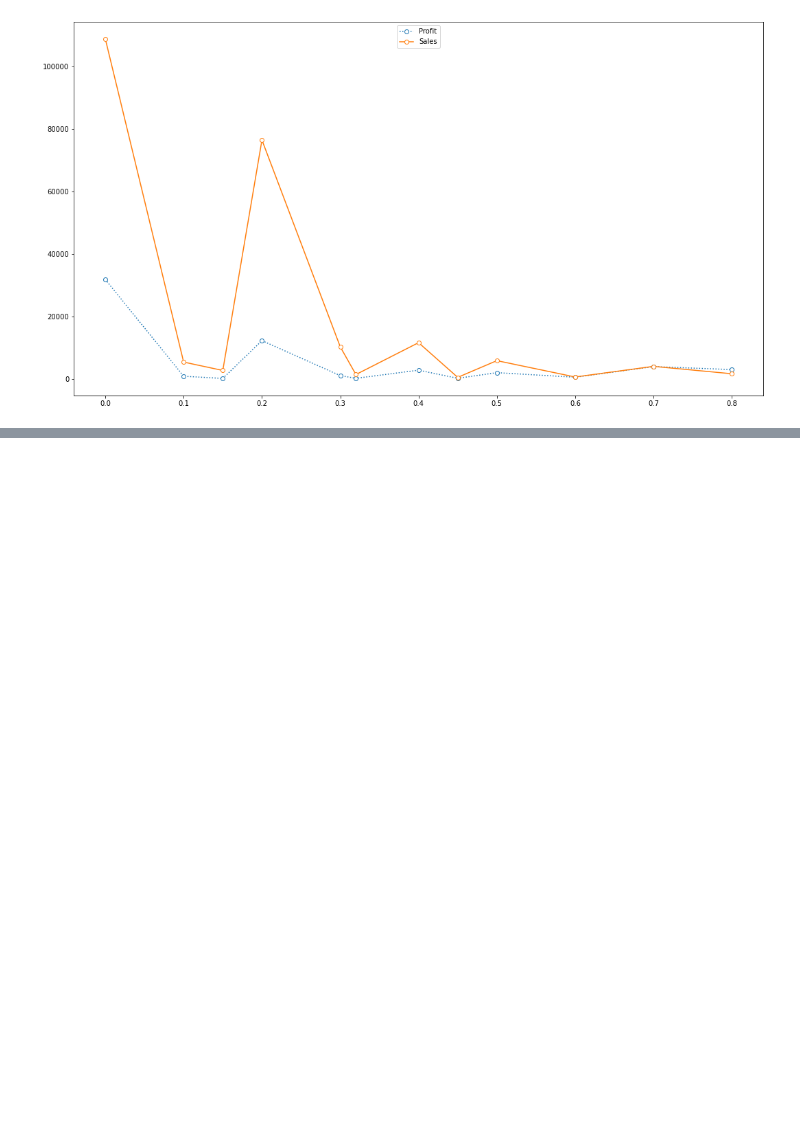
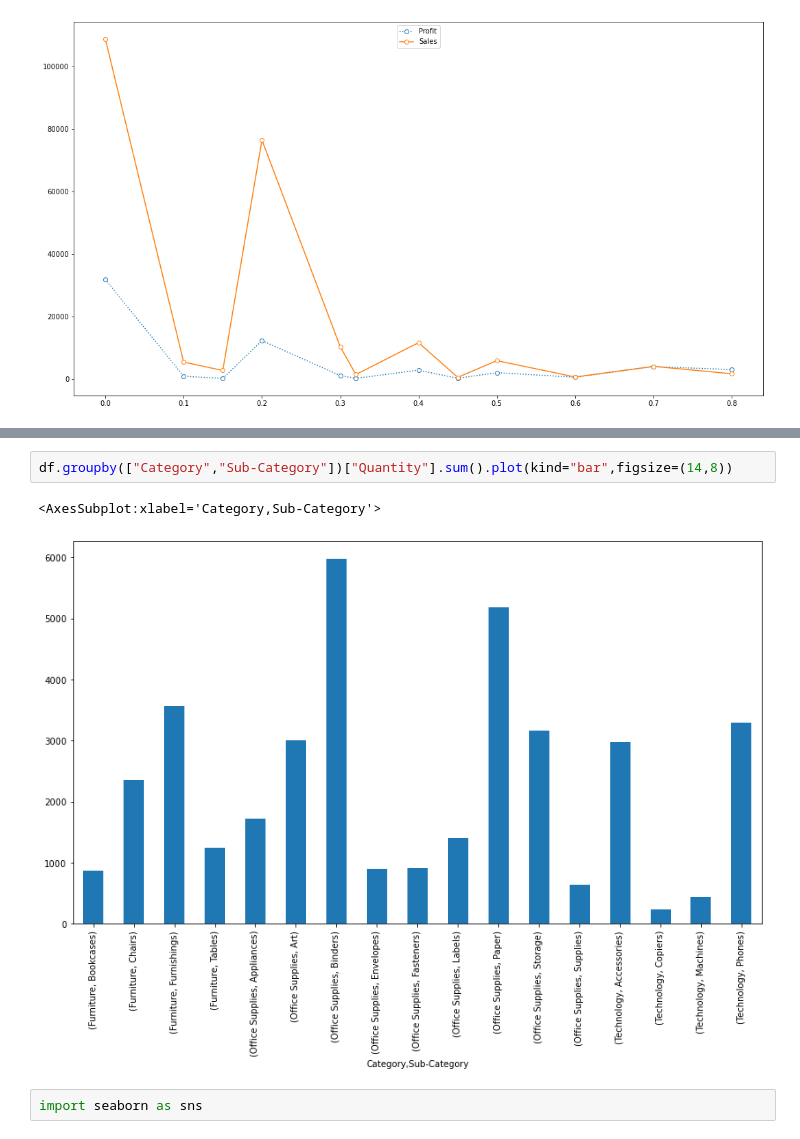
Before and after one commit to dikshantsharma12/The-Sparks-Foundation-Assignments, a Jupyter notebook: Task3 EDA Retail.ipynb, the cells around one changed output, grey strips where cells are left out. Drawn from its saved outputs; the diff is of its cells as text; blank space fills up the shorter version.

```diff
--- a/Task3 EDA Retail.ipynb
+++ b/Task3 EDA Retail.ipynb
@@ -183,0 +178,7 @@ Name: Profit, dtype: float64
+# %%
+df.groupby(["Category","Sub-Category"])["Quantity"].sum().plot(kind="bar",figsize=(14,8))
+# %% [output]
+<AxesSubplot:xlabel='Category,Sub-Category'>
+[figure, added]
+# %%
+import seaborn as sns
```
Also changed, not shown: parts of 7 cells of this notebook.
